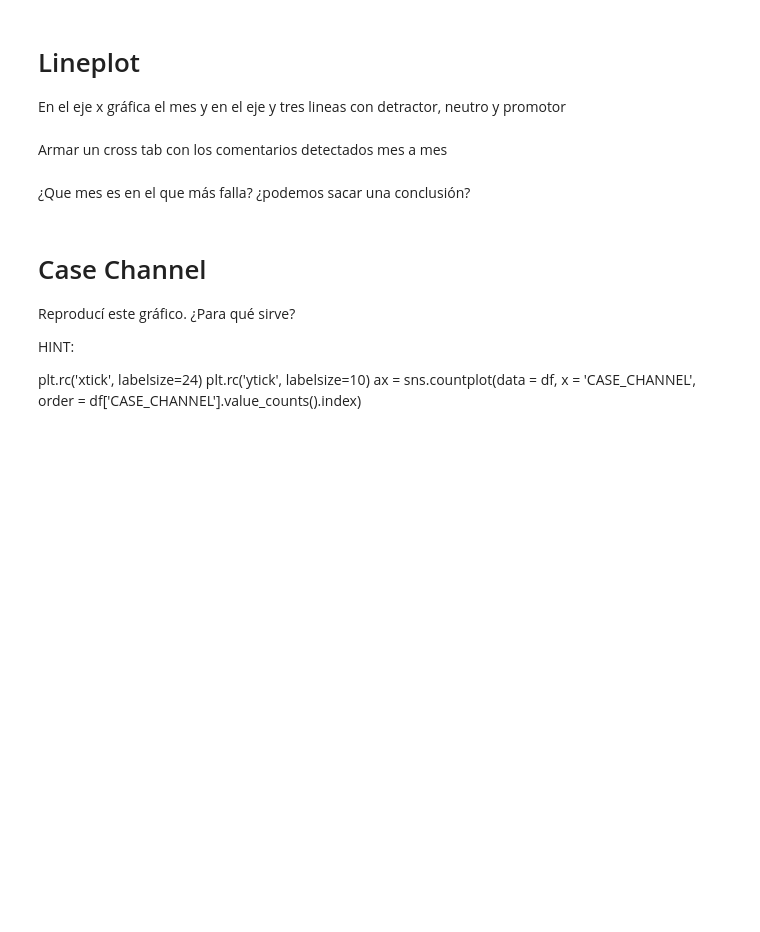
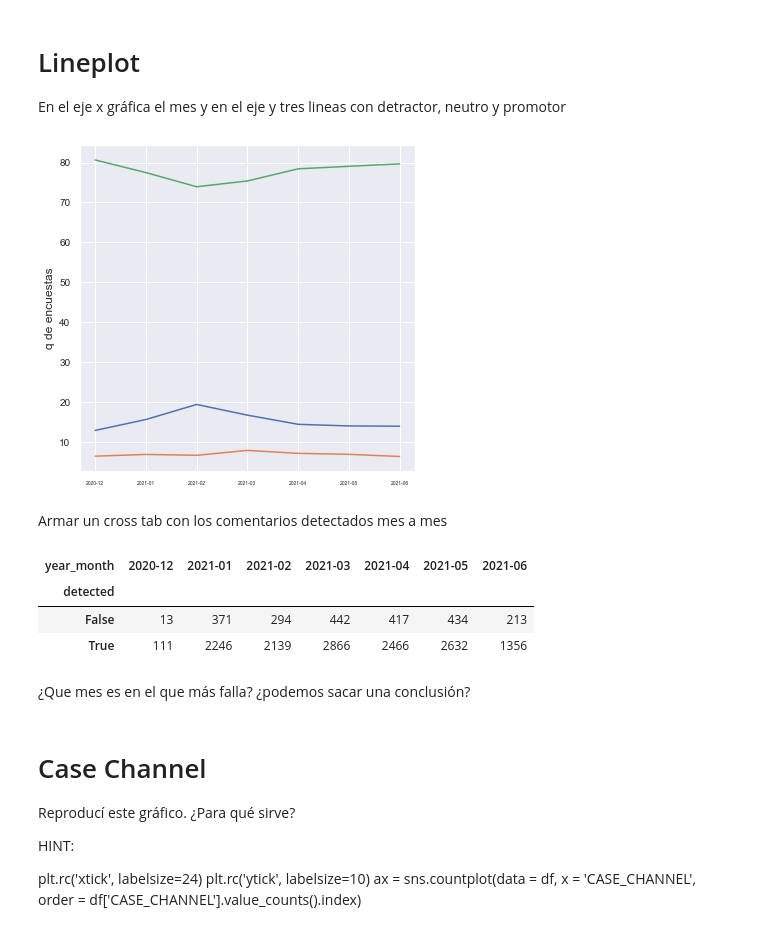
Before and after one commit to adelgado24/UCEMA_POO, a Jupyter notebook: 05-viz/01_eda_nps_ejercicio.ipynb, the cells around one changed output. Saved outputs shown, nothing was run; the diff lists cells and outputs as text; code cells hidden in the pictures; blank space fills up the shorter version.

```diff
--- a/05-viz/01_eda_nps_ejercicio.ipynb
+++ b/05-viz/01_eda_nps_ejercicio.ipynb
@@ -296,16 +308,27 @@ crosstb_relativo
 En el eje x gráfica el mes y en el eje y tres lineas con detractor, neutro y promotor
 # %%
 meses = crosstb.index
-plt.plot(meses, crosstb['detractor'])
-plt.plot(meses, crosstb['neutral'])
-plt.plot(meses, crosstb['promotor'])
+plt.plot(meses, crosstb_relativo['detractor (%)'])
+plt.plot(meses, crosstb_relativo['neutral (%)'])
+plt.plot(meses, crosstb_relativo['promotor (%)'])
 plt.ylabel('q de encuestas')
 plt.show()
+# %% [output]
+[figure, added]
 # %% [markdown]
 Armar un cross tab con los comentarios detectados mes a mes
 # %%
 crosstb_detected = pd.crosstab(df['detected'],df['year_month'])
+pivot = pd.pivot_table(df,values = 'CIF_ID',index='detected',columns='year_month', aggfunc= 'count')
+
 crosstb_detected
+#Hecho tambien con pd.pivot
+#pivot
+# %% [output]
+| year_month | 2020-12 | 2021-01 | 2021-02 | 2021-03 | 2021-04 | 2021-05 | 2021-06 |
+| detected |  |  |  |  |  |  |  |
+| False | 13 | 371 | 294 | 442 | 417 | 434 | 213 |
+| True | 111 | 2246 | 2139 | 2866 | 2466 | 2632 | 1356 |
 # %% [markdown]
 ¿Que mes es en el que más falla? ¿podemos sacar una conclusión?
 # %% [markdown]
```
Also changed, not shown: parts of 13 cells of this notebook, 1 other file.
